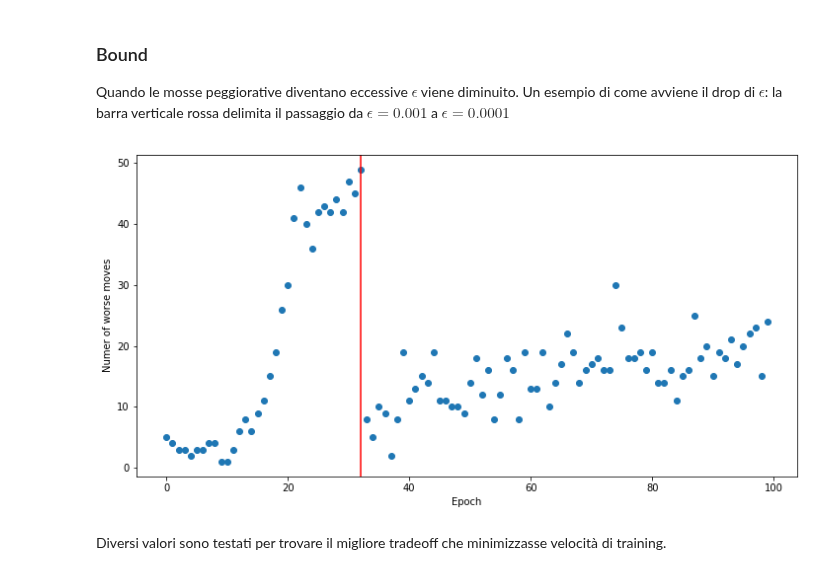
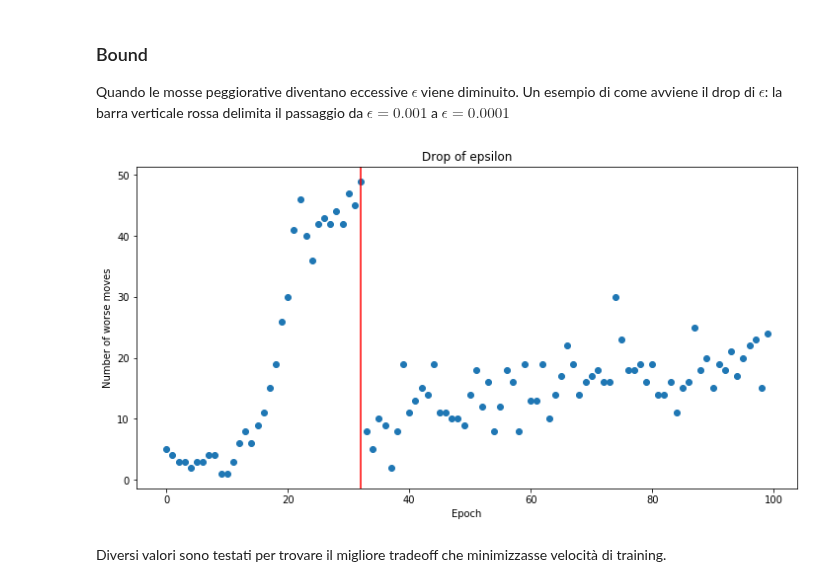
Before and after one commit to strin-matey/thesis, a Jupyter notebook: notebooks/sa/SimulatedAnnealingFinal.ipynb, the cells around one changed output. Saved outputs shown, nothing was run; the diff lists cells and outputs as text; code cells hidden in the pictures.

```diff
--- a/notebooks/sa/SimulatedAnnealingFinal.ipynb
+++ b/notebooks/sa/SimulatedAnnealingFinal.ipynb
@@ -40,7 +40,7 @@ import glob
 def read_folder(folder):
     results = {}
     for filename in glob.glob(f'{folder}/*.npz'):
-        filename_filtered = ''.join(filename.split("/")[-1].split(".")[0:-1])
+        filename_filtered = '.'.join(filename.split("/")[-1].split(".")[0:-1])
         results.update({filename_filtered: np.load(filename)})
     return results
 # %%
@@ -208,20 +208,22 @@ Quando le mosse peggiorative diventano eccessive $\epsilon$ viene diminuito. Un
 # %%
 results = read_folder('../../results/SSA/fashion-mnist/vgg16/run__2019-01-28_14:24:33')
 fig, ax = plt.subplots(figsize=(12, 6))
 for name, result in results.items():
     drop_eps = result['drop_eps'][()]
 
     n_epochs = 100
     na = result['na']
     ac = result['ac']
     ax.scatter(np.arange(0, n_epochs), np.asarray(na)[0:n_epochs] + np.asarray(ac)[0:n_epochs])
     for drop in drop_eps.keys():
         plt.axvline(x=drop, color='red')
+
 plt.xlabel('Epoch')
-plt.ylabel('Numer of worse moves')
+plt.ylabel('Number of worse moves')
+plt.title('Drop of epsilon')
 plt.show()
 # %% [output]
-[figure, old version]
+[figure, new version]
 # %% [markdown]
 Diversi valori sono testati per trovare il migliore tradeoff che minimizzasse velocità di training.
 # %%
```
Also changed, not shown: parts of 9 cells of this notebook.
